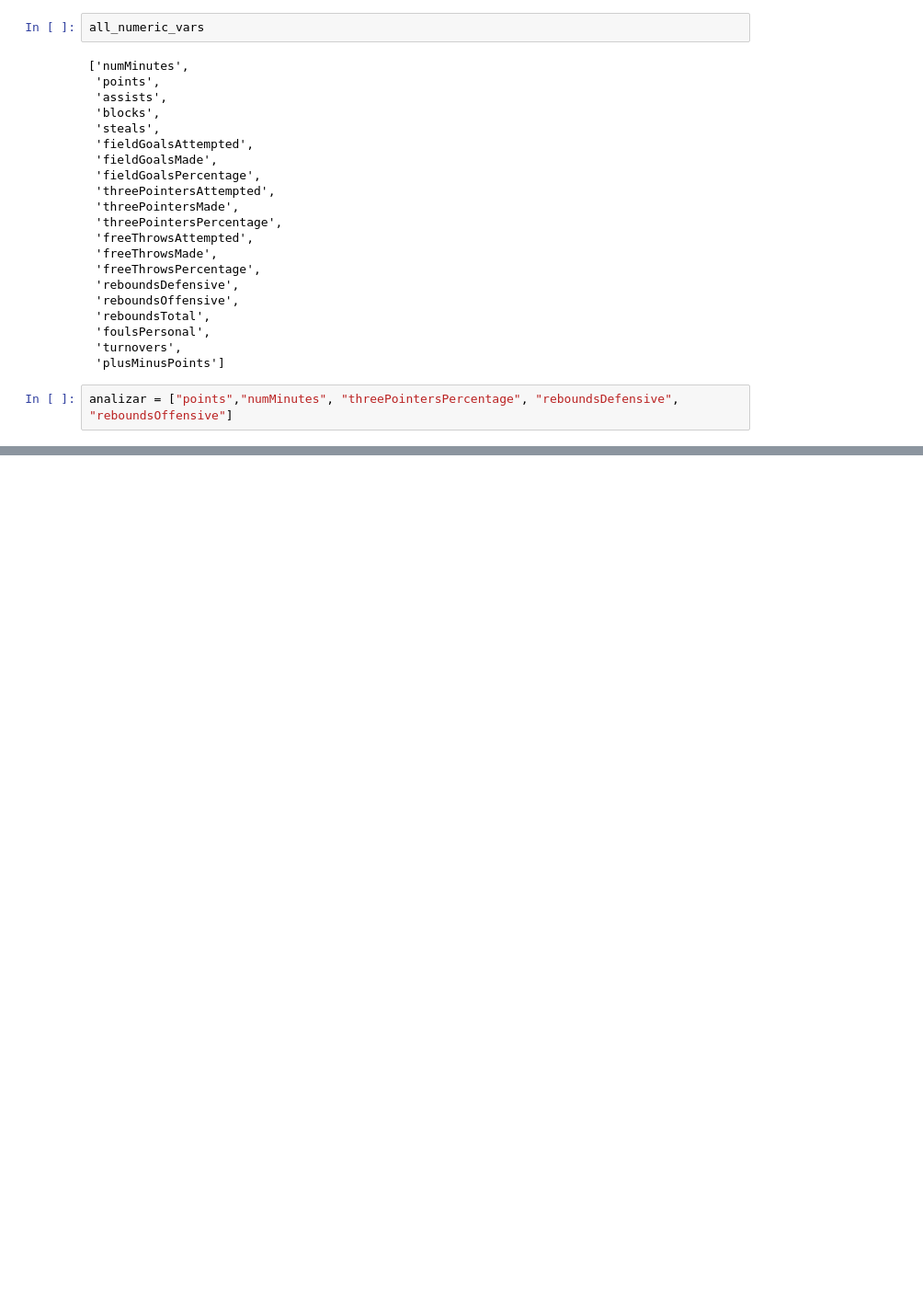
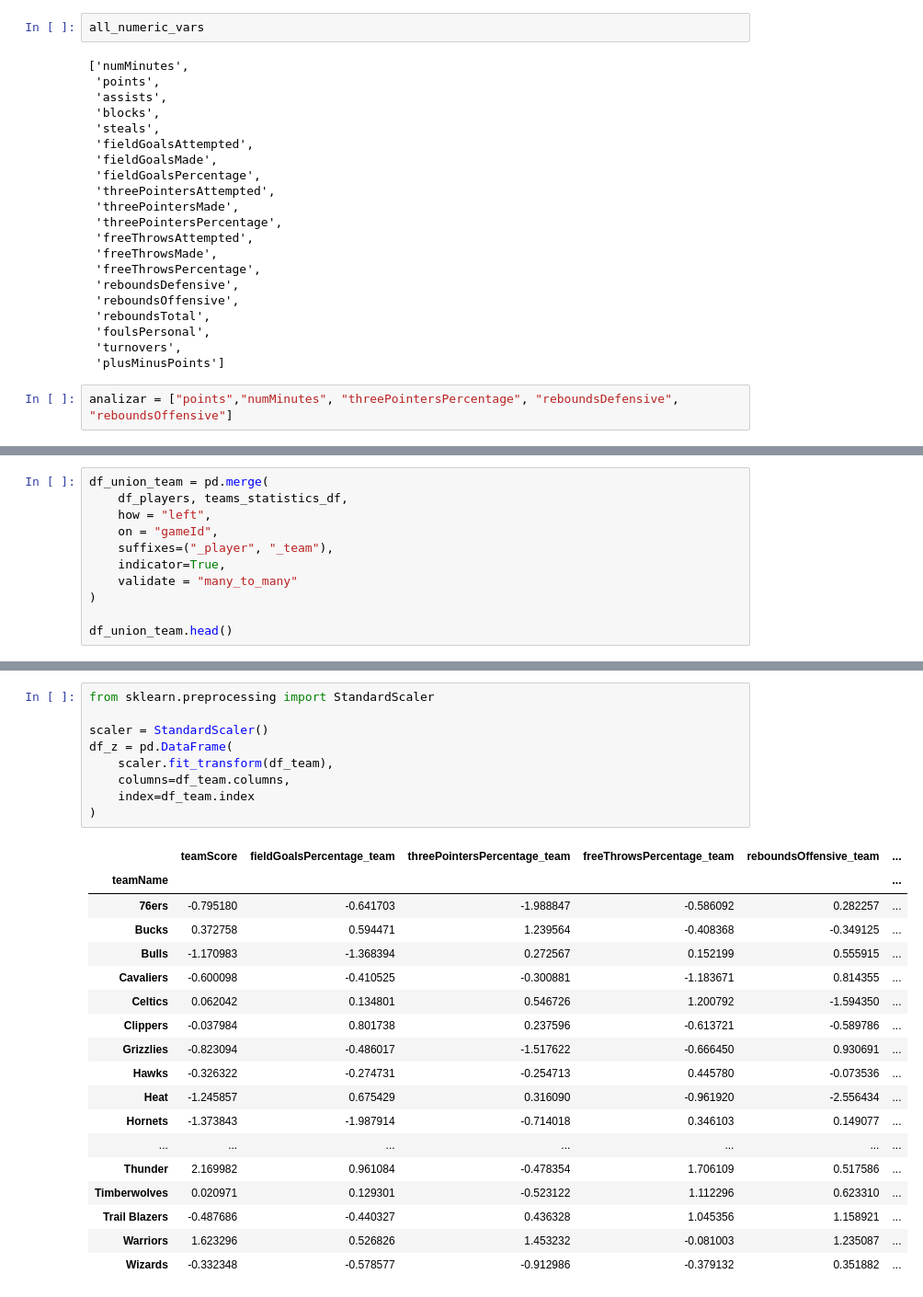
Before and after one commit to 2roma5/Diplomado_M1, a Jupyter notebook: Transformacio.ipynb, the cells around one changed output, grey strips where cells are left out. Shown at 92% size. Drawn from its saved outputs; the diff is of its cells as text; blank space fills up the shorter version.

```diff
--- a/Transformacio.ipynb
+++ b/Transformacio.ipynb
@@ -568,0 +534,11 @@ Variables más influyentes en este plano:
+# %%
+df_union_team = pd.merge(
+    df_players, teams_statistics_df,
+    how = "left",
+    on = "gameId",
+    suffixes=("_player", "_team"),
+    indicator=True,
+    validate = "many_to_many"
+)
+
+df_union_team.head()
@@ -568,0 +662,28 @@ Variables más influyentes en este plano:
+# %%
+from sklearn.preprocessing import StandardScaler
+
+scaler = StandardScaler()
+df_z = pd.DataFrame(
+    scaler.fit_transform(df_team),
+    columns=df_team.columns,
+    index=df_team.index
+)
+# %% [output]
+|  | teamScore | fieldGoalsPercentage_team | threePointersPercentage_team | freeThrowsPercentage_team | reboundsOffensive_team | ... |
+| teamName |  |  |  |  |  | ... |
+| 76ers | -0.795180 | -0.641703 | -1.988847 | -0.586092 | 0.282257 | ... |
+| Bucks | 0.372758 | 0.594471 | 1.239564 | -0.408368 | -0.349125 | ... |
+| Bulls | -1.170983 | -1.368394 | 0.272567 | 0.152199 | 0.555915 | ... |
+| Cavaliers | -0.600098 | -0.410525 | -0.300881 | -1.183671 | 0.814355 | ... |
+| Celtics | 0.062042 | 0.134801 | 0.546726 | 1.200792 | -1.594350 | ... |
+| Clippers | -0.037984 | 0.801738 | 0.237596 | -0.613721 | -0.589786 | ... |
+| Grizzlies | -0.823094 | -0.486017 | -1.517622 | -0.666450 | 0.930691 | ... |
+| Hawks | -0.326322 | -0.274731 | -0.254713 | 0.445780 | -0.073536 | ... |
+| Heat | -1.245857 | 0.675429 | 0.316090 | -0.961920 | -2.556434 | ... |
+| Hornets | -1.373843 | -1.987914 | -0.714018 | 0.346103 | 0.149077 | ... |
+| ... | ... | ... | ... | ... | ... | ... |
+| Thunder | 2.169982 | 0.961084 | -0.478354 | 1.706109 | 0.517586 | ... |
+| Timberwolves | 0.020971 | 0.129301 | -0.523122 | 1.112296 | 0.623310 | ... |
+| Trail Blazers | -0.487686 | -0.440327 | 0.436328 | 1.045356 | 1.158921 | ... |
+| Warriors | 1.623296 | 0.526826 | 1.453232 | -0.081003 | 1.235087 | ... |
+| Wizards | -0.332348 | -0.578577 | -0.912986 | -0.379132 | 0.351882 | ... |
```
Also changed, not shown: parts of 21 cells of this notebook.
